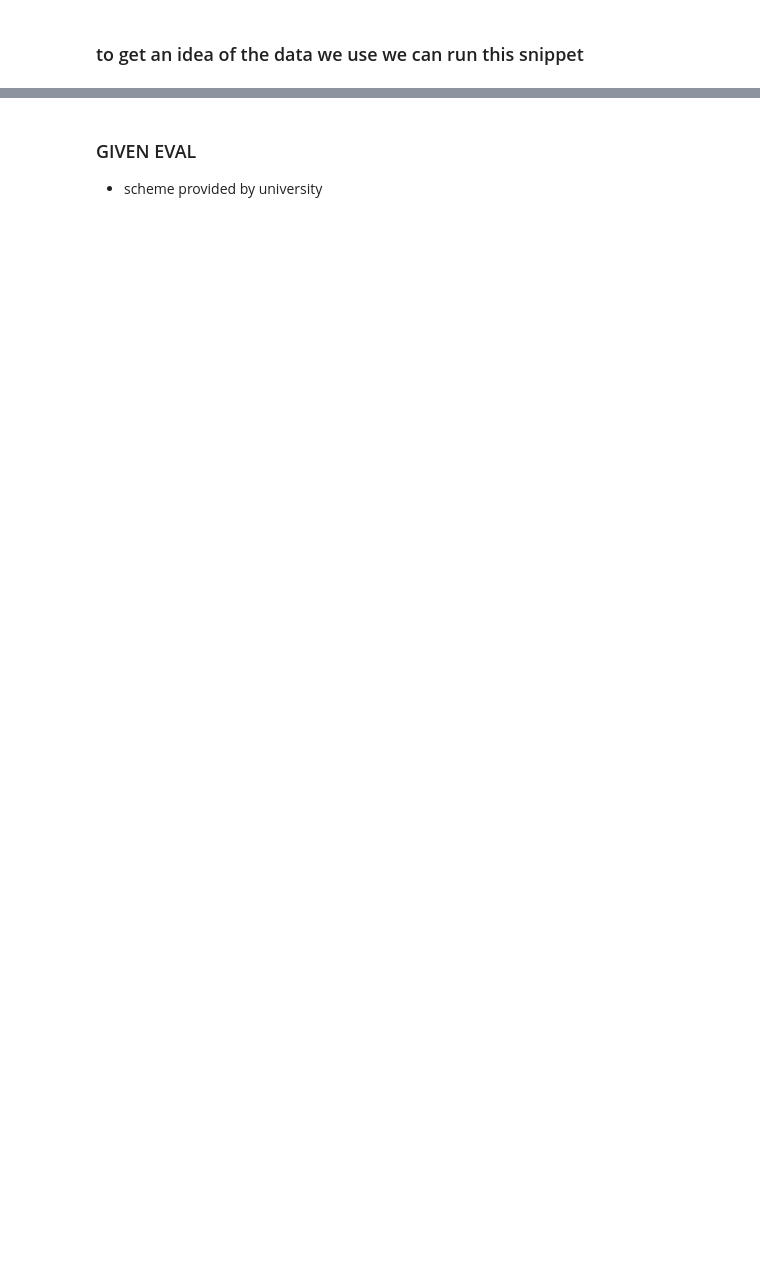
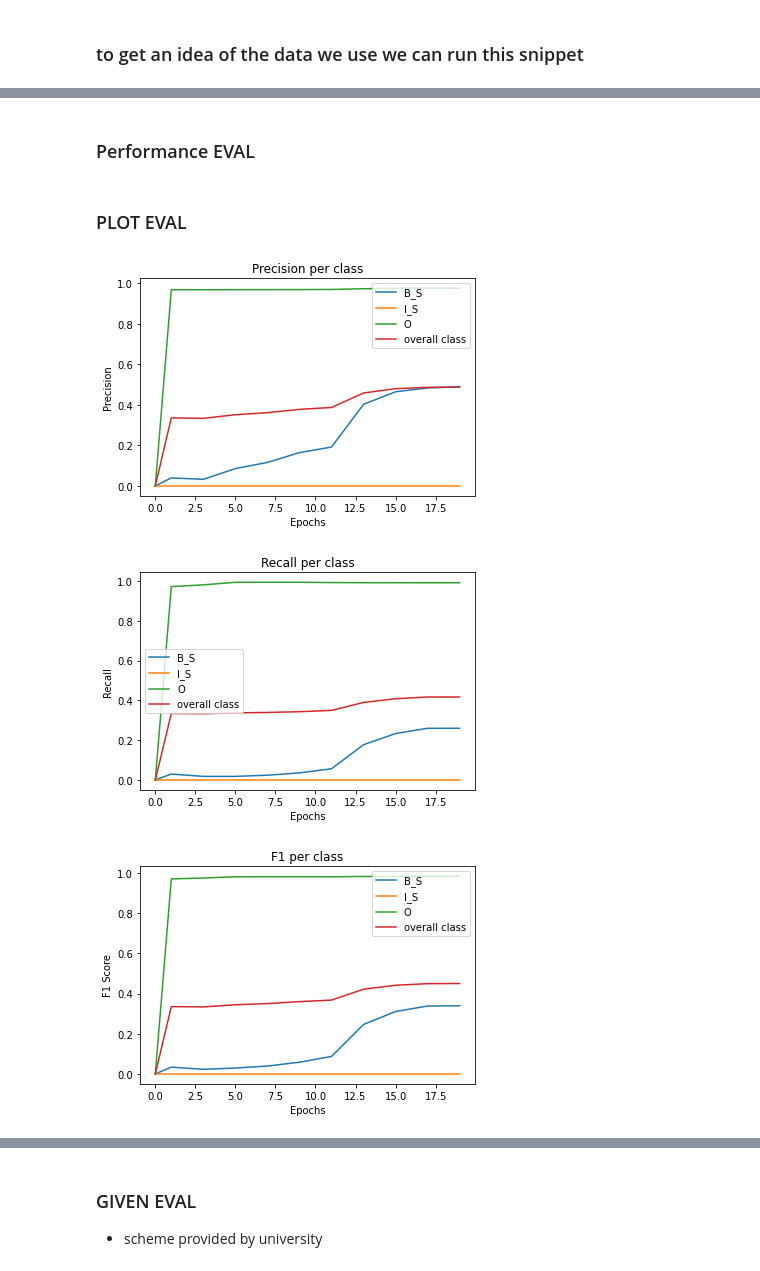
Before and after one commit to nik2410/psemnn, a Jupyter notebook: new_net.ipynb, the cells around one changed output, grey strips where cells are left out. Saved outputs shown, nothing was run; the diff lists cells and outputs as text; code cells hidden in the pictures; blank space fills up the shorter version.

```diff
--- a/new_net.ipynb
+++ b/new_net.ipynb
@@ -431,0 +615,2 @@ Epoch 50/50
+# %% [markdown]
+### Performance EVAL
@@ -431,0 +630,12 @@ Epoch 50/50
+# %% [markdown]
+### PLOT EVAL
+# %%
+def convertIdToClass(id):
+        if id == 0:
+            return "B_S"
+        elif id == 1:
+            return "I_S"
+        elif id == 2:
+            return "O"
+        else:
+            return "overall class"
@@ -431,0 +644,31 @@ Epoch 50/50
+# %%
+def evalModelTrainData():
+    for i, precision_class in enumerate(plot_precision_class):
+        plt.plot(plot_epoch, precision_class, label = convertIdToClass(i))
+    plt.title("Precision per class")
+    plt.xlabel('Epochs')
+    plt.ylabel('Precision')
+    plt.legend()
+    plt.show()
+
+    for i, recall_class in enumerate(plot_recall_class):
+        plt.plot(plot_epoch, recall_class, label = convertIdToClass(i))
+    plt.title("Recall per class")
+    plt.xlabel('Epochs')
+    plt.ylabel('Recall')
+    plt.legend()
+    plt.show()
+
+    for i, f1_class in enumerate(plot_f1_class):
+        plt.plot(plot_epoch, f1_class, label = convertIdToClass(i))
+    plt.title("F1 per class")
+    plt.xlabel('Epochs')
+    plt.ylabel('F1 Score')
+    plt.legend()
+    plt.show()
+# %%
+evalModelTrainData()
+# %% [output]
+[figure, added]
+[figure, added]
+[figure, added]
```
Also changed, not shown: parts of 22 cells of this notebook.
